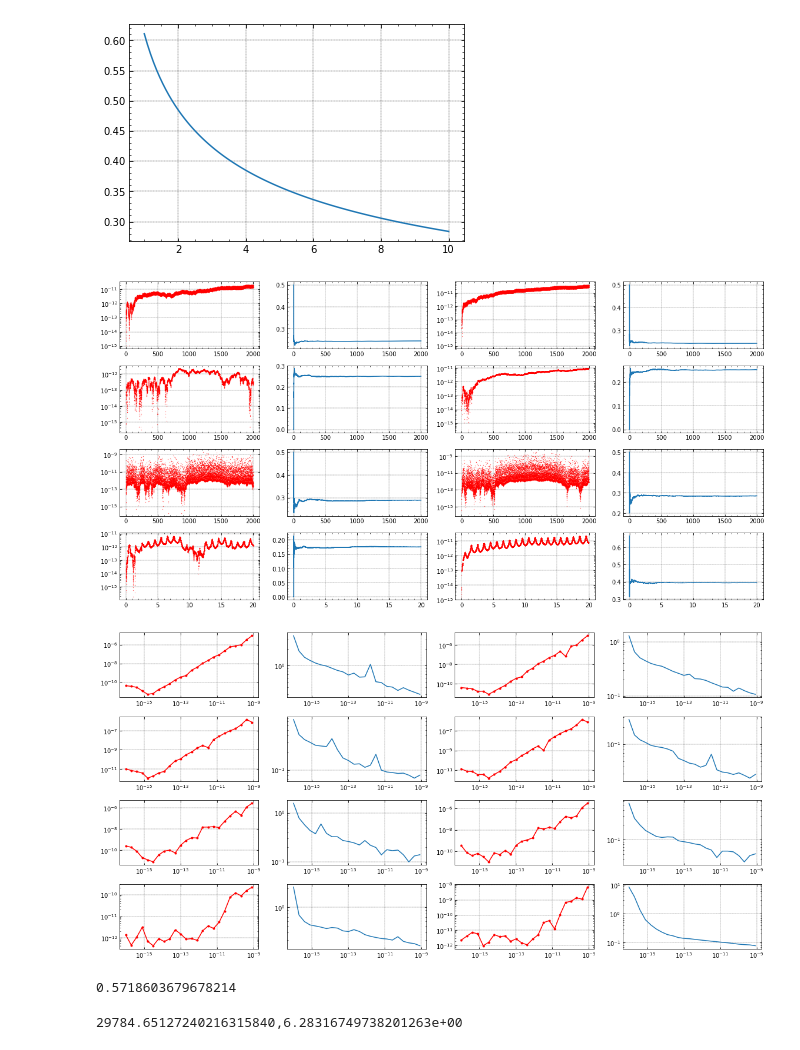
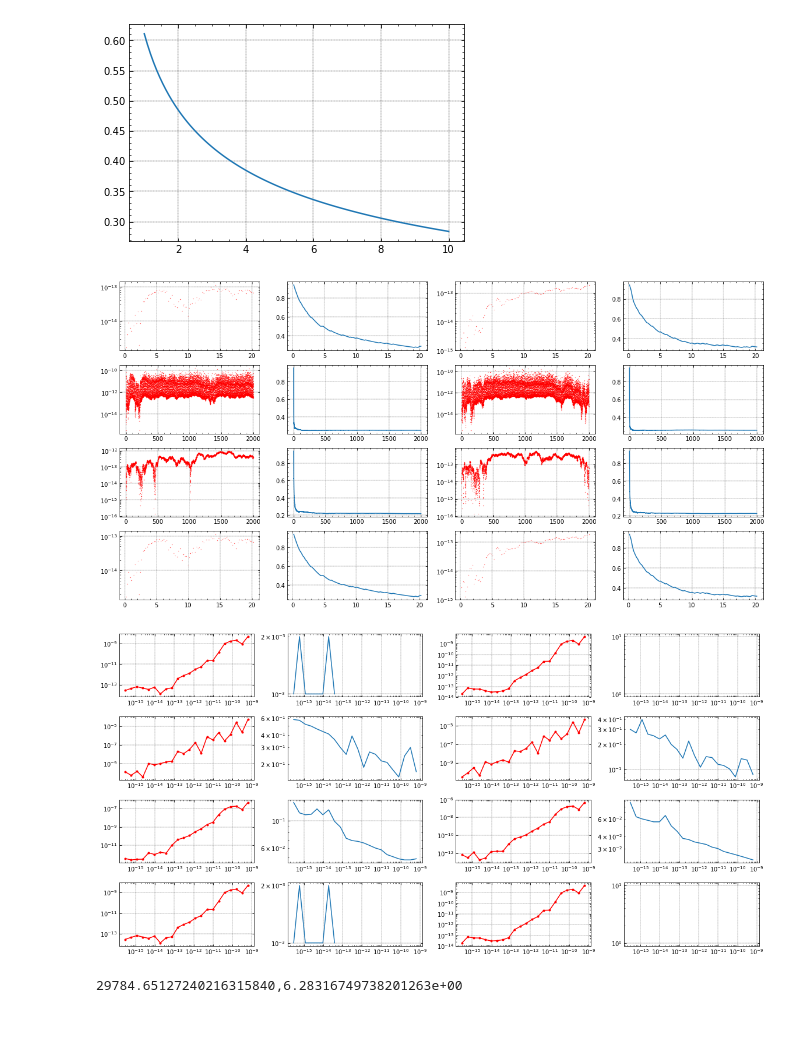
Before and after one commit to YihanWangAstro/SpaceHub, a Jupyter notebook: integrationTest/Untitled.ipynb, the cells around one changed output. Saved outputs shown, nothing was run; the diff lists cells and outputs as text; code cells hidden in the pictures; blank space fills up the shorter version.

```diff
--- a/integrationTest/Untitled.ipynb
+++ b/integrationTest/Untitled.ipynb
@@ -165,7 +165,7 @@ plt.plot(err,y2)
 [figure]
 # %%
 prefix = 'NO'
-path=['mercury','Gmercury','kepler0','Gkepler0','kepler','Gkepler','kepler2','Gkepler2']
+path=['circular','Gcircular','elliptic','Gelliptic','solar_earth','Gsolar_earth','circular','Gcircular']
 
 data =[np.loadtxt(prefix+name+'.dat') for name in path]
 
@@ -177,39 +177,35 @@ def drawErr(errfile):
 
     fig=plt.figure(figsize=(2*len(errfile),8))
     for i in range(len(errfile)):
         ax = fig.add_subplot(len(errfile)/2,4,2*i+1)
         t = errfile[i][:,0]
         err =  errfile[i][:,1]
         rej = errfile[i][:,2]
         ax.semilogy(t,np.abs(err),'r.',markersize=0.5,linewidth=0.1)
         ax = fig.add_subplot(len(errfile)/2,4,2*i+2)
         ax.plot(t,rej)
     plt.tight_layout()
     plt.savefig(prefix+'test.png',bbox_inches='tight',dpi=300)
 
 def drawPerformance(errfile):
 
     fig=plt.figure(figsize=(2*len(errfile),8))
     for i in range(len(errfile)):
         ax = fig.add_subplot(len(errfile)/2,4,2*i+1)
         tol = errfile[i][:,0]
         err =  errfile[i][:,1]
         time = errfile[i][:,2]
         ax.loglog(tol,np.abs(err),'r.-')
         ax = fig.add_subplot(len(errfile)/2,4,2*i+2)
         ax.loglog(tol,time)
     plt.tight_layout()
     plt.savefig(prefix+'performance.png',bbox_inches='tight',dpi=300)
 
 drawErr(eng)
 drawPerformance(performance)
 # %% [output]
-[figure, old version]
+[figure, new version]
-[figure, old version]
+[figure, new version]
-# %%
-1/1.74867862159014
-# %% [output]
-0.5718603679678214
 # %%
 ms = 1.98847e30
 au = 149597870700
```
Also changed, not shown: parts of 2 cells of this notebook, 16 other files.
